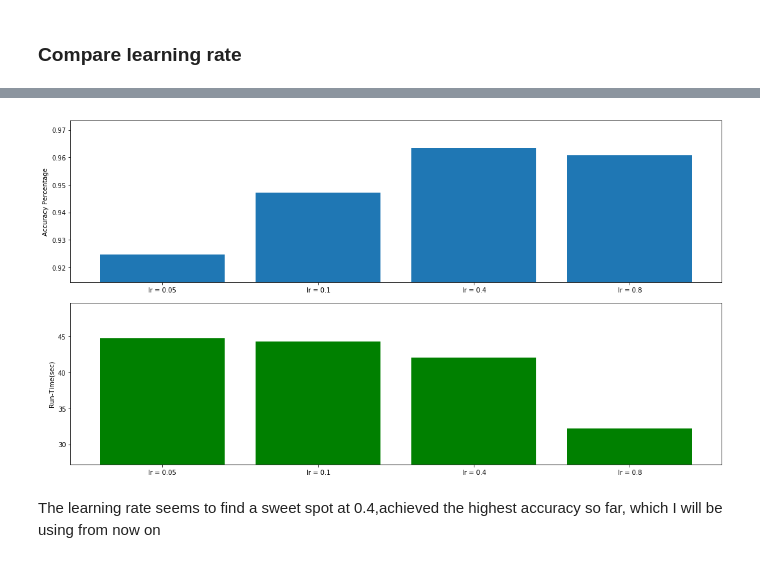
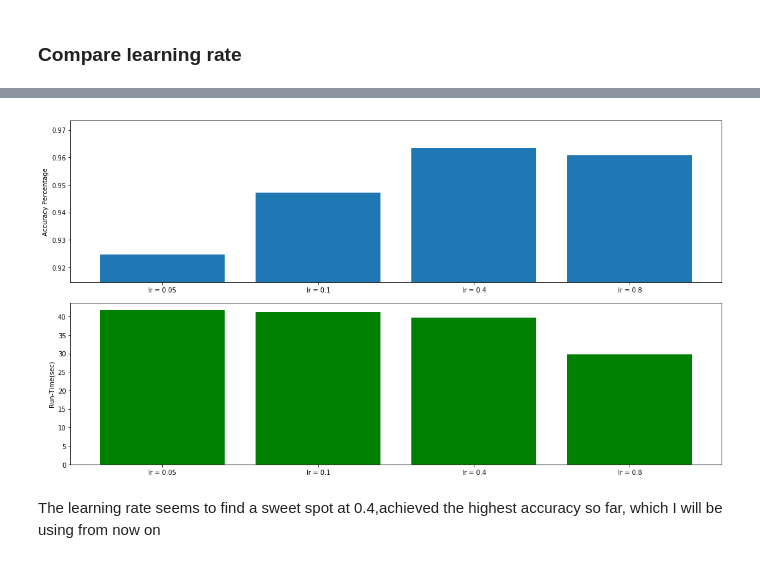
Before and after one commit to mattxushuai/Thinkful-DS, a Jupyter notebook: Supervised Learning Capstone Matt Xu.ipynb, the cells around one changed output, grey strips where cells are left out. Drawn from its saved outputs; the diff is of its cells as text; code cells hidden in the pictures.

```diff
--- a/Supervised Learning Capstone Matt Xu.ipynb
+++ b/Supervised Learning Capstone Matt Xu.ipynb
@@ -314,6 +336,10 @@ array(['STANDING', 'SITTING', 'LAYING', 'WALKING', 'WALKING_DOWNSTAIRS',
        'WALKING_UPSTAIRS'], dtype=object)
 # %%
 enc = LabelEncoder()
-y = enc.fit_transform(label)
+enc.fit(['STANDING', 'SITTING', 'LAYING', 'WALKING', 'WALKING_DOWNSTAIRS',
+       'WALKING_UPSTAIRS'])
+y = enc.transform(label)
 X_train, X_test, y_train, y_test = train_test_split(X, y, test_size = 0.3, random_state=101)
+enc.transform(['STANDING', 'SITTING', 'LAYING', 'WALKING', 'WALKING_DOWNSTAIRS',
+       'WALKING_UPSTAIRS'])
 # %% [output]
@@ -648,29 +676,29 @@ for clf in clf_GBC_lr :
 # %%
 label = ('lr = 0.05','lr = 0.1','lr = 0.4','lr = 0.8')
 Accu = acc_GBC_lr
 ExTime = ex_time_GBC_lr
 
 plt.figure(figsize = (15,8))
 y_pos = np.arange(len(label))
 
 #Accuracy
 plt.subplot(2,1,1)
 plt.bar(y_pos, Accu, align='center')
 plt.xticks(y_pos, label)
 plt.ylim(min(Accu)- 0.01 , max(Accu) +0.01)
 plt.ylabel('Accuracy Percentage')
 
 #Execution Time
 plt.subplot(2,1,2)
 plt.bar(y_pos, ExTime, align='center', color = 'g')
 plt.xticks(y_pos, label)
-plt.ylim(min(ExTime)- 5 , max(ExTime) +5)
+plt.ylim(0 , max(ExTime) +2)
 plt.ylabel('Run-Time(sec)')
 
 plt.tight_layout()
 plt.show()
 # %% [output]
-[figure, old version]
+[figure, new version]
 # %% [markdown]
 The learning rate seems to find a sweet spot at 0.4,achieved the highest accuracy so far, which I will be using from now on
 # %% [markdown]
```
Also changed, not shown: parts of 38 cells of this notebook.
